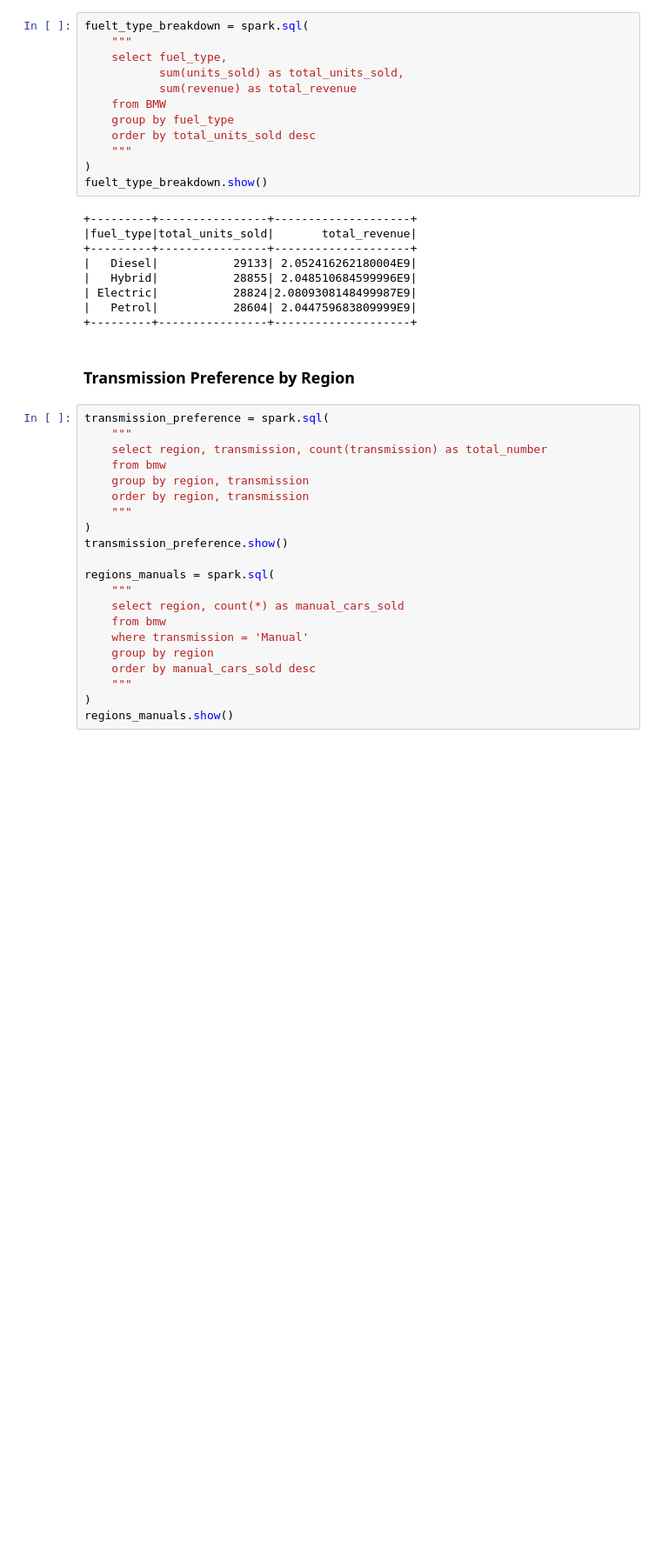
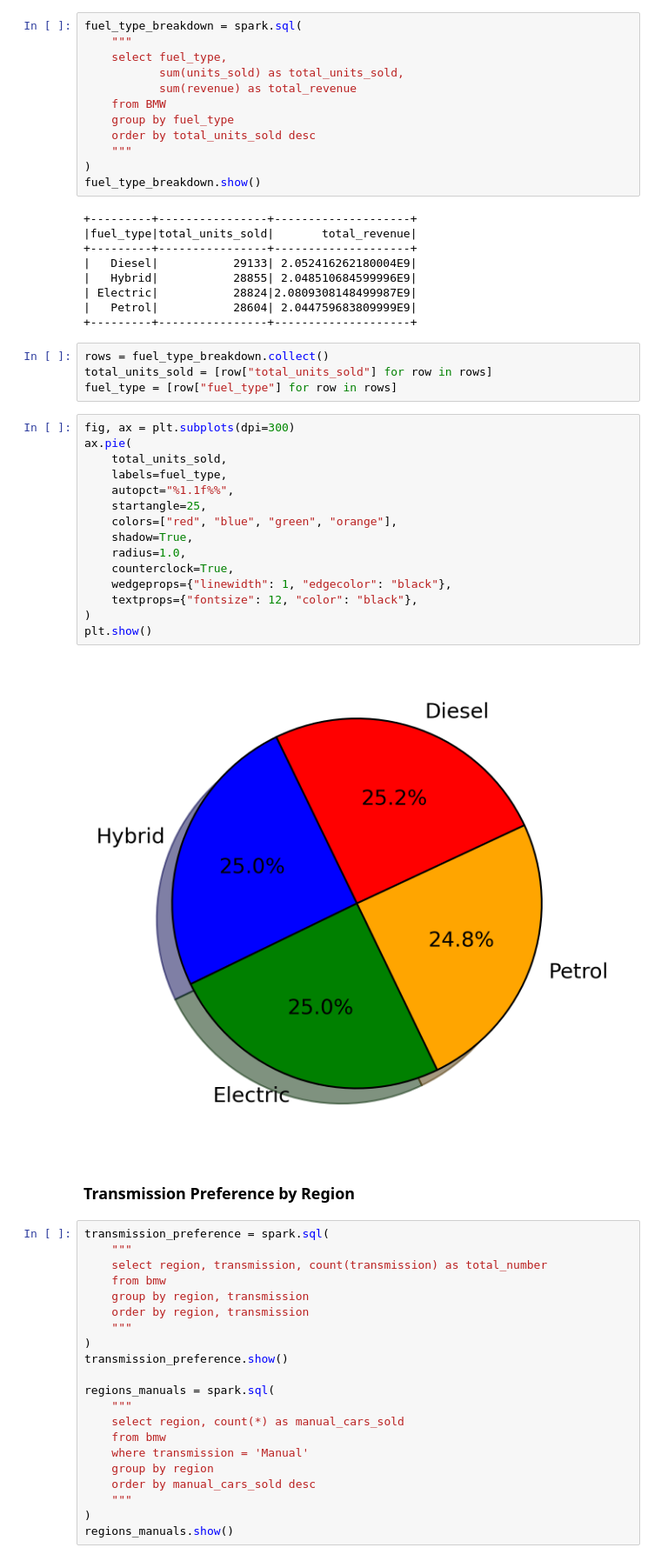
Before and after one commit to smartestnerdfromtown/bmw_sales_analysis_2010_2024, a Jupyter notebook: analysis.ipynb, the cells around one changed output. Shown at 87% size. Drawn from its saved outputs; the diff is of its cells as text; blank space fills up the shorter version.

Commit message:
Fuel Type Share

```diff
--- a/analysis.ipynb
+++ b/analysis.ipynb
@@ -586,5 +588,5 @@ plt.show()
 # %%
-fuelt_type_breakdown = spark.sql(
+fuel_type_breakdown = spark.sql(
     """
     select fuel_type,
            sum(units_sold) as total_units_sold,
@@ -594,7 +596,7 @@ fuelt_type_breakdown = spark.sql(
     order by total_units_sold desc
     """
 )
-fuelt_type_breakdown.show()
+fuel_type_breakdown.show()
 # %% [output]
 +---------+----------------+--------------------+
 |fuel_type|total_units_sold|       total_revenue|
@@ -604,6 +606,27 @@ fuelt_type_breakdown.show()
 | Electric|           28824|2.0809308148499987E9|
 |   Petrol|           28604| 2.044759683809999E9|
 +---------+----------------+--------------------+
+# %%
+rows = fuel_type_breakdown.collect()
+total_units_sold = [row["total_units_sold"] for row in rows]
+fuel_type = [row["fuel_type"] for row in rows]
+# %%
+fig, ax = plt.subplots(dpi=300)
+ax.pie(
+    total_units_sold,
+    labels=fuel_type,
+    autopct="%1.1f%%",
+    startangle=25,
+    colors=["red", "blue", "green", "orange"],
+    shadow=True,
+    radius=1.0,
+    counterclock=True,
+    wedgeprops={"linewidth": 1, "edgecolor": "black"},
+    textprops={"fontsize": 12, "color": "black"},
+)
+plt.show()
+# %% [output]
+[figure, added]
 # %% [markdown]
 ### Transmission Preference by Region
 # %%
```
Also changed, not shown: parts of 1 cell of this notebook.
